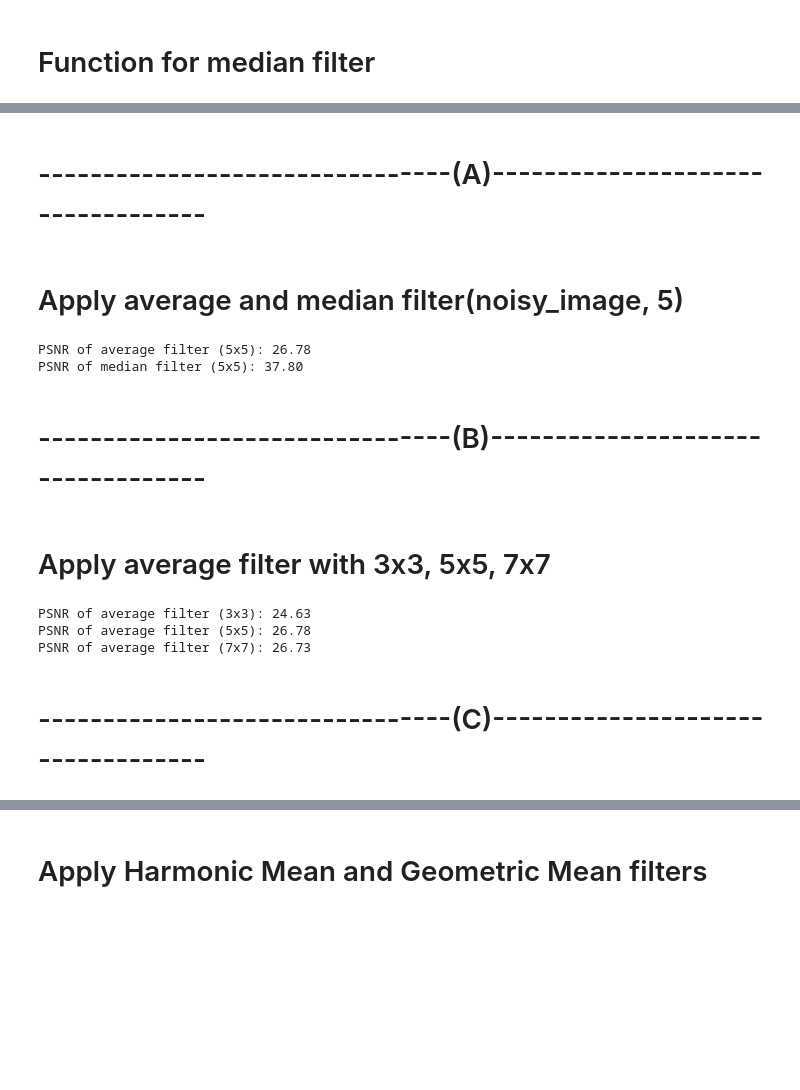
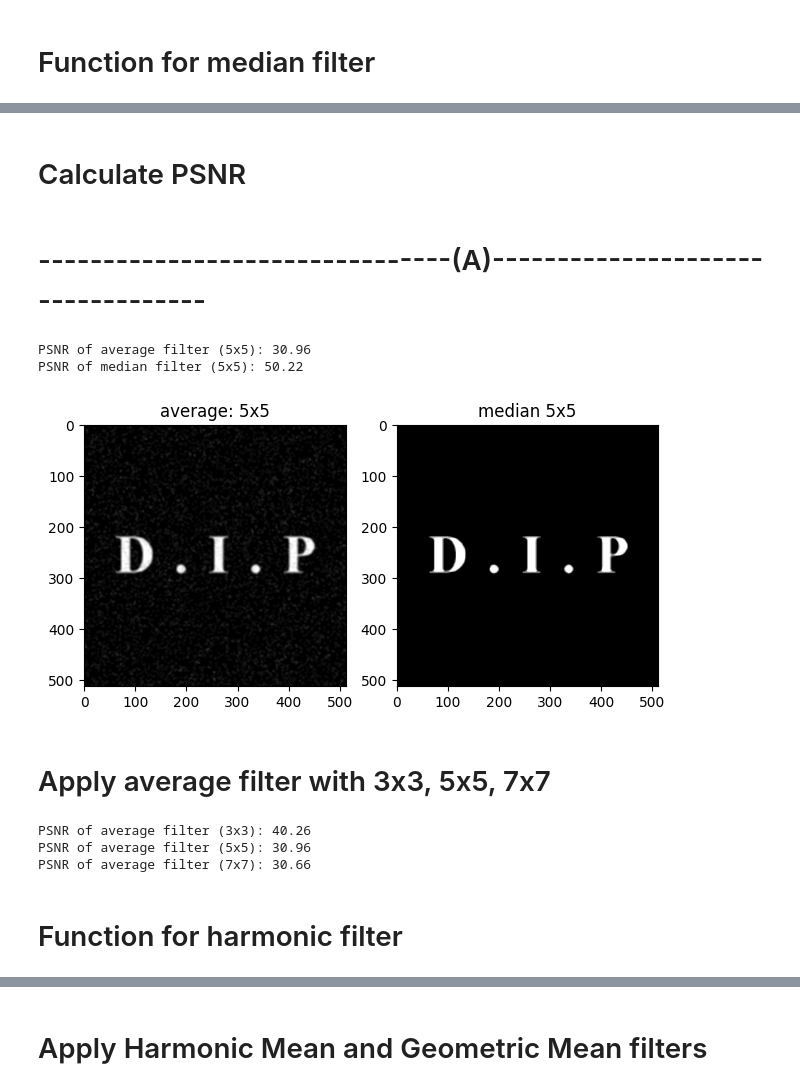
Before and after one commit to Zannatul-Naim/Digital-Image-Processing-Lab, a Jupyter notebook: Experiment-3/experiment_3.ipynb, the cells around one changed output, grey strips where cells are left out. Drawn from its saved outputs; the diff is of its cells as text; code cells hidden in the pictures; blank space fills up the shorter version.

```diff
--- a/Experiment-3/experiment_3.ipynb
+++ b/Experiment-3/experiment_3.ipynb
@@ -216,31 +163,50 @@ def calculate_psnr(original, processed):
+# %% [markdown]
+# Calculate PSNR
+# %%
+def psnr(original, processed):
+    mse = np.mean((original - processed) ** 2)
+    if mse == 0:
+        return float('inf')  # No error → Infinite PSNR
+    max_pixel = 255.0
+    psnr = 10 * np.log10((max_pixel ** 2) / mse)
+    return psnr
 # %% [markdown]
 # --------------------------------(A)----------------------------------
-# %% [markdown]
-# Apply average and median filter(noisy_image, 5)
 # %%
 avg_5x5 = average_filter(noisy_image, 5)
 med_5x5 = median_filter(noisy_image, 5)
 
-psnr_avg_5x5 = calculate_psnr(image, avg_5x5)
-psnr_med_5x5 = calculate_psnr(image, med_5x5)
+psnr_avg_5x5 = psnr(image, avg_5x5)
+psnr_med_5x5 = psnr(image, med_5x5)
 
 print(f'PSNR of average filter (5x5): {psnr_avg_5x5:.2f}')
 print(f'PSNR of median filter (5x5): {psnr_med_5x5:.2f}')
+
+
+plt.subplot(121)
+plt.imshow(avg_5x5, cmap='gray')
+plt.title("average: 5x5")
+
+plt.subplot(122)
+plt.imshow(med_5x5, cmap='gray')
+plt.title("median 5x5")
+
+plt.tight_layout()
+plt.show()
 # %% [output]
-PSNR of average filter (5x5): 26.78
-PSNR of median filter (5x5): 37.80
+PSNR of average filter (5x5): 30.96
+PSNR of median filter (5x5): 50.22
+[figure, added]
-# %% [markdown]
-# --------------------------------(B)----------------------------------
 # %% [markdown]
 # Apply average filter with 3x3, 5x5, 7x7
 # %%
 for kernel_size in [3, 5, 7]:
     avg_image = average_filter(noisy_image, kernel_size)
-    psnr_value = calculate_psnr(image, avg_image)
+    psnr_value = psnr(image, avg_image)
     print(f'PSNR of average filter ({kernel_size}x{kernel_size}): {psnr_value:.2f}')
 # %% [output]
-PSNR of average filter (3x3): 24.63
-PSNR of average filter (5x5): 26.78
-PSNR of average filter (7x7): 26.73
+PSNR of average filter (3x3): 40.26
+PSNR of average filter (5x5): 30.96
+PSNR of average filter (7x7): 30.66
-# %% [markdown]
-# --------------------------------(C)----------------------------------
+# %% [markdown]
+# Function for harmonic filter
```
Also changed, not shown: parts of 18 cells of this notebook, 1 other file.
